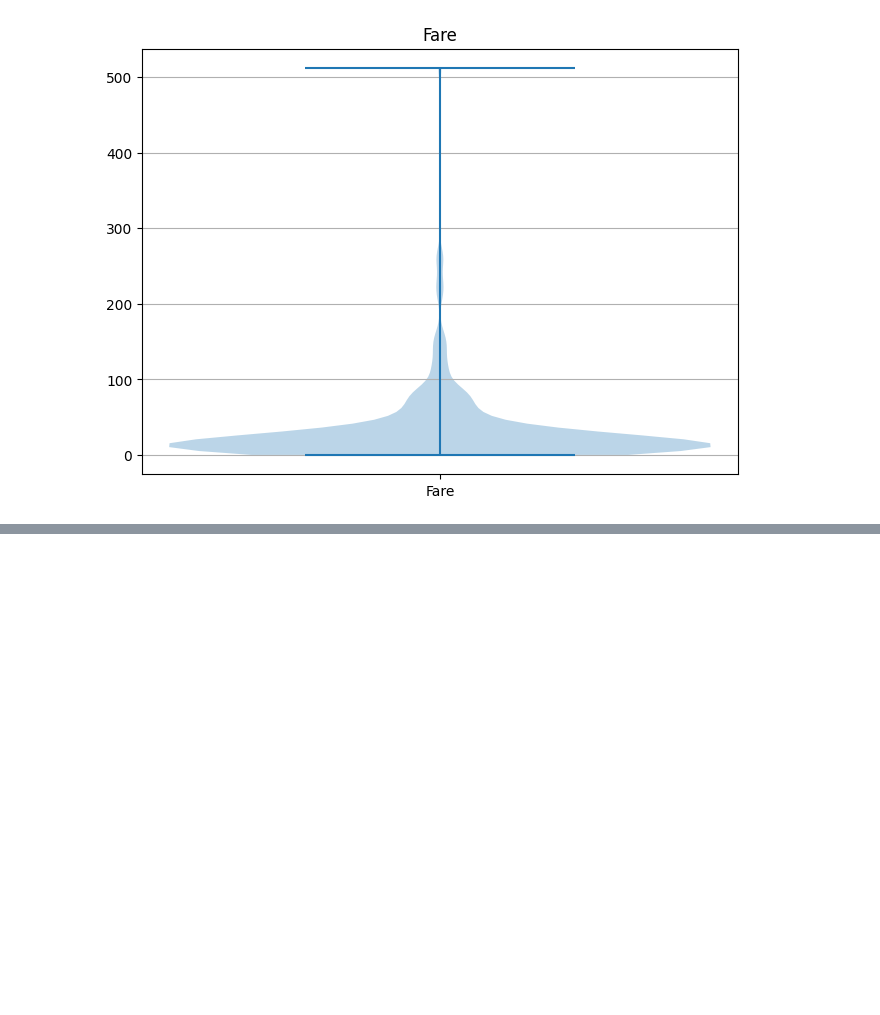
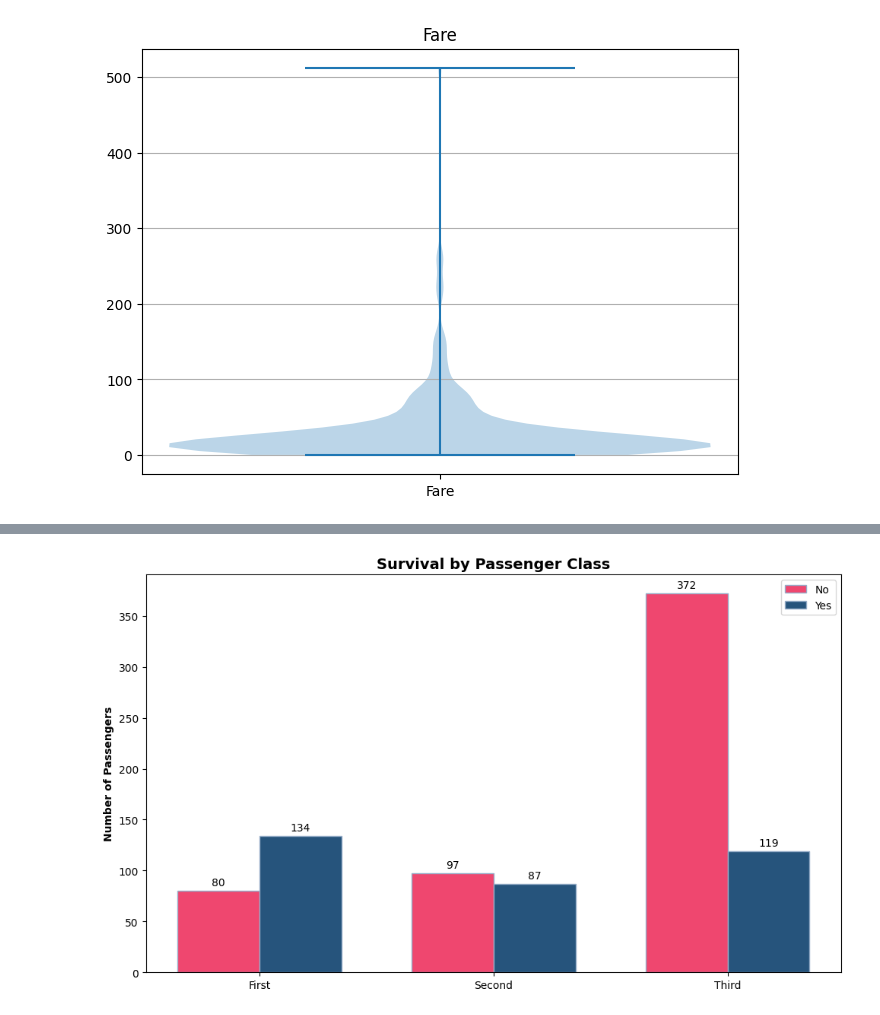
Before and after one commit to grace-sampao/Cyber-Shujaa---Exploratory-Data-Analysis, a Jupyter notebook: notebooks/exploratory_data_analysis.ipynb, the cells around one changed output, grey strips where cells are left out. Drawn from its saved outputs; the diff is of its cells as text; code cells hidden in the pictures; blank space fills up the shorter version.

Commit message:
Updated notebooks/exporatory_data_analysis.ipynb.

```diff
--- a/notebooks/exploratory_data_analysis.ipynb
+++ b/notebooks/exploratory_data_analysis.ipynb
@@ -776,0 +784,4 @@ plt.show()
+# %%
+pclass_survived = titanic_data[['Pclass', 'Survived']].value_counts().sort_index(level=0)
+pclass_survived = pclass_survived.unstack()
+pclass_survived
@@ -776,0 +794,41 @@ plt.show()
+# %%
+labels = pclass_survived.index
+survived_no = pclass_survived['No']
+survived_yes = pclass_survived['Yes']
+
+x = np.arange(len(labels))
+width = 0.35
+
+fig, ax = plt.subplots(figsize=(10, 6))
+
+bar_no = ax.bar(
+	x - (width / 2),
+	survived_no,
+	width,
+	color=colours["bubblegum pink"],
+	label="No",
+	edgecolor=colours["powder blue"]
+)
+
+bar_yes = ax.bar(
+	x + (width / 2),
+	survived_yes,
+	width,
+	color=colours["dusk blue"],
+	label="Yes",
+	edgecolor=colours["powder blue"]
+)
+
+ax.set_ylabel("Number of Passengers", fontweight='bold')
+ax.set_title("Survival by Passenger Class", fontsize=14, fontweight='bold')
+ax.set_xticks(x)
+ax.set_xticklabels(labels),
+ax.legend()
+
+ax.bar_label(bar_no, padding=3)
+ax.bar_label(bar_yes, padding=3)
+
+fig.tight_layout()
+plt.show()
+# %% [output]
+[figure, added]
```
Also changed, not shown: parts of 30 cells of this notebook.
